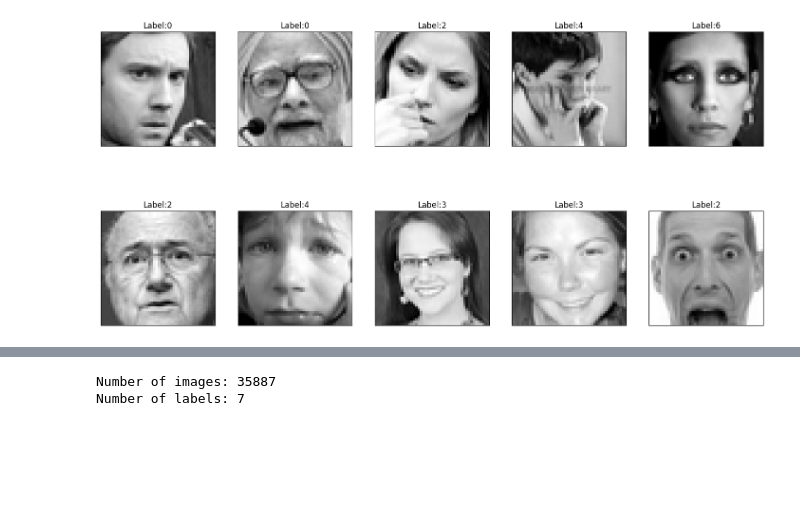
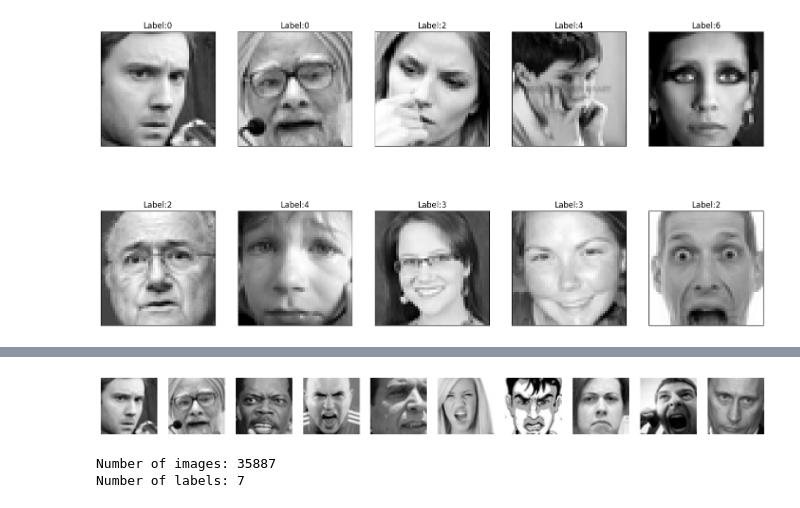
Before and after one commit to lelouvincx/Fundamental-ML, a Jupyter notebook: notebooks/EDA.ipynb, the cells around one changed output, grey strips where cells are left out. Drawn from its saved outputs; the diff is of its cells as text; code cells hidden in the pictures; blank space fills up the shorter version.

```diff
--- a/notebooks/EDA.ipynb
+++ b/notebooks/EDA.ipynb
@@ -68,3 +83,19 @@ show_img(images, labels)
+# %%
+def plot_example_images(df, label: int):
+    """
+    Plot example images of a specific label
+    """
+    df = df.loc[df['emotion'] == label]
+    image_array, _ = parse_data(df)
+    fig, axes = plt.subplots(1, 10, figsize=(18, 9))
+    for i in range(10):
+        axes[i].imshow(image_array[i], cmap='gray')
+        axes[i].axis('off')
+    plt.show()
+# %%
+plot_example_images(df, label=0)
+# %% [output]
+[figure, added]
 # %%
 # Show number of images
 print(f"Number of images: {len(images)}")
```
Also changed, not shown: parts of 39 cells of this notebook, 1 other file.
